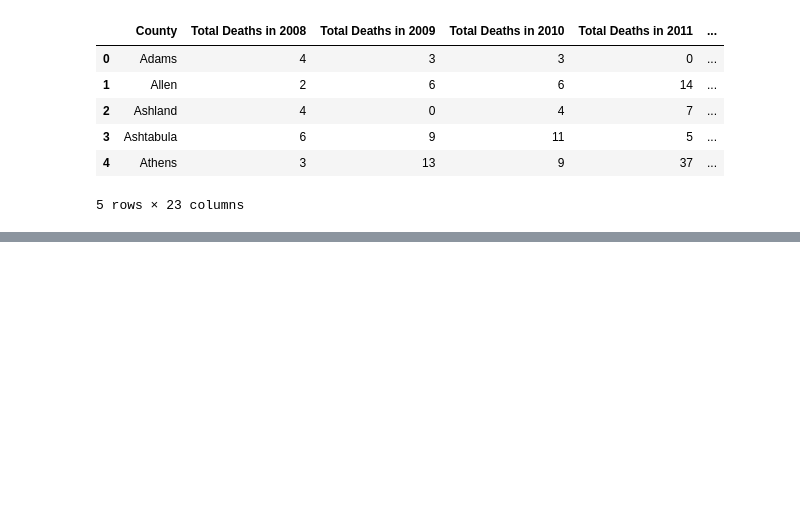
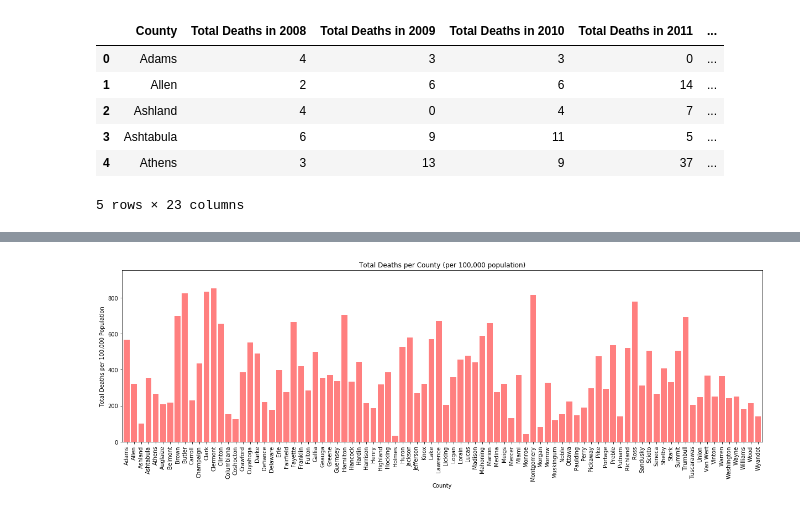
Before and after one commit to mervinator/project1group3, a Jupyter notebook: Project 1_PH/Death_Total_PH.ipynb, the cells around one changed output, grey strips where cells are left out. Saved outputs shown, nothing was run; the diff lists cells and outputs as text; code cells hidden in the pictures; blank space fills up the shorter version.

```diff
--- a/Project 1_PH/Death_Total_PH.ipynb
+++ b/Project 1_PH/Death_Total_PH.ipynb
@@ -409,0 +413,6 @@ plt.show()
+# %%
+population_by_county_csv = "Resources_PH/Counties_by_Population.csv"
+
+population_per_county = pd.read_csv(population_by_county_csv)
+
+population_per_county.head()
@@ -409,0 +478,6 @@ plt.show()
+# %%
+death_rate = deaths_and_population[['County', '2008 Death Rate', '2009 Death Rate', '2010 Death Rate', '2011 Death Rate',
+                                  '2012 Death Rate', '2013 Death Rate', '2014 Death Rate', '2015 Death Rate',
+                                  '2016 Death Rate', '2017 Death Rate']]
+
+death_rate.head()
@@ -409,0 +491,6 @@ plt.show()
+# %%
+death_rate["Total Death Rate"] = death_rate["2008 Death Rate"] + death_rate["2009 Death Rate"] + death_rate["2010 Death Rate"] + death_rate["2011 Death Rate"] + death_rate["2012 Death Rate"] + death_rate["2013 Death Rate"] + death_rate["2014 Death Rate"] + death_rate["2015 Death Rate"] + death_rate["2016 Death Rate"] + death_rate["2017 Death Rate"]
+
+death_rate.to_csv("Resources_PH/Death_Rate.csv")
+
+death_rate.head()
@@ -409,0 +509,26 @@ plt.show()
+# %%
+# Set x axis and tick locations
+x_axis = np.arange(len(death_rate))
+tick_locations = [value+0.4 for value in x_axis]
+
+# Create a list indicating where to write x labels and set figure size to adjust for space
+plt.figure(figsize=(17,6))
+plt.bar(x_axis, death_rate["Total Death Rate"], color='r', alpha=0.5, align="edge")
+plt.xticks(tick_locations, death_rate["County"], rotation="vertical")
+
+# Set x and y limits
+plt.xlim(-0.25, len(x_axis))
+plt.ylim(0, max(death_rate["Total Death Rate"])+100)
+
+# Set a Title and labels
+plt.title("Total Deaths per County (per 100,000 population)")
+plt.xlabel("County")
+plt.ylabel("Total Deaths per 100,000 Population")
+
+plt.tight_layout()
+
+plt.savefig("Images_PH/total_deaths_per_100000_population.png")
+
+plt.show()
+# %% [output]
+[figure, added]
```
Also changed, not shown: parts of 9 cells of this notebook, 7 other files.
